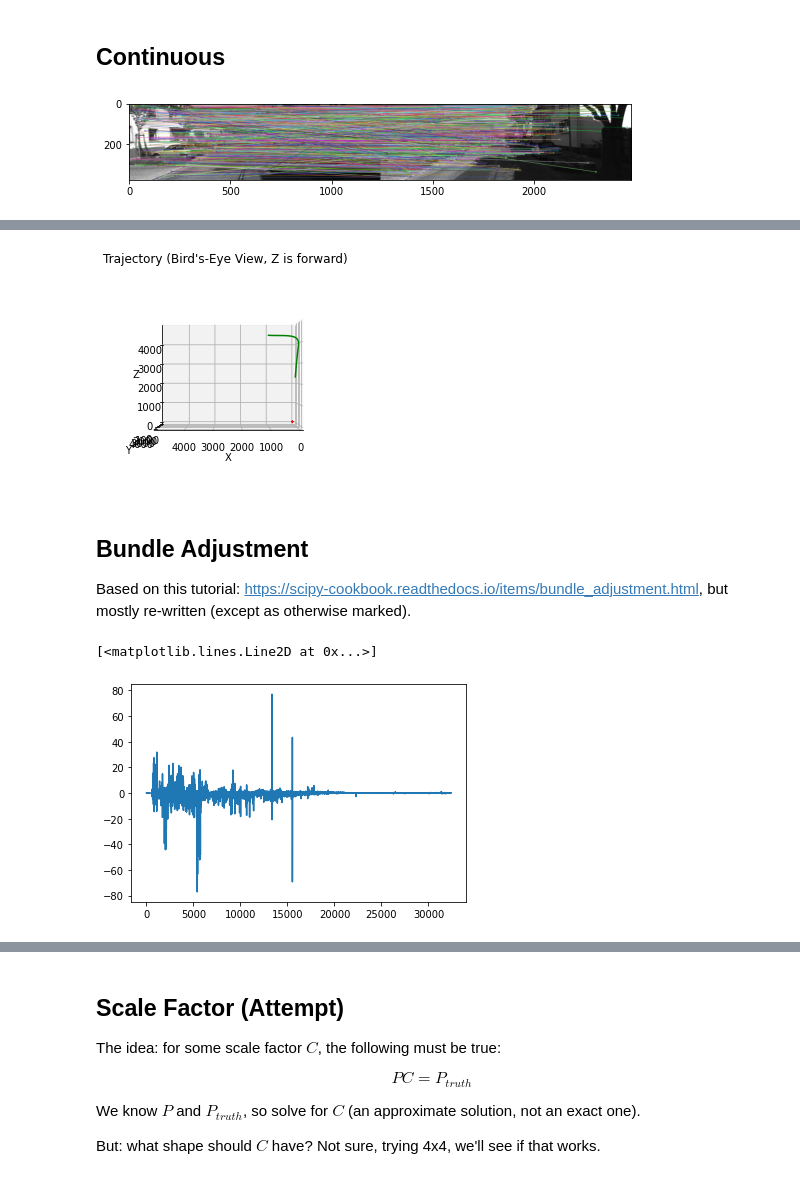
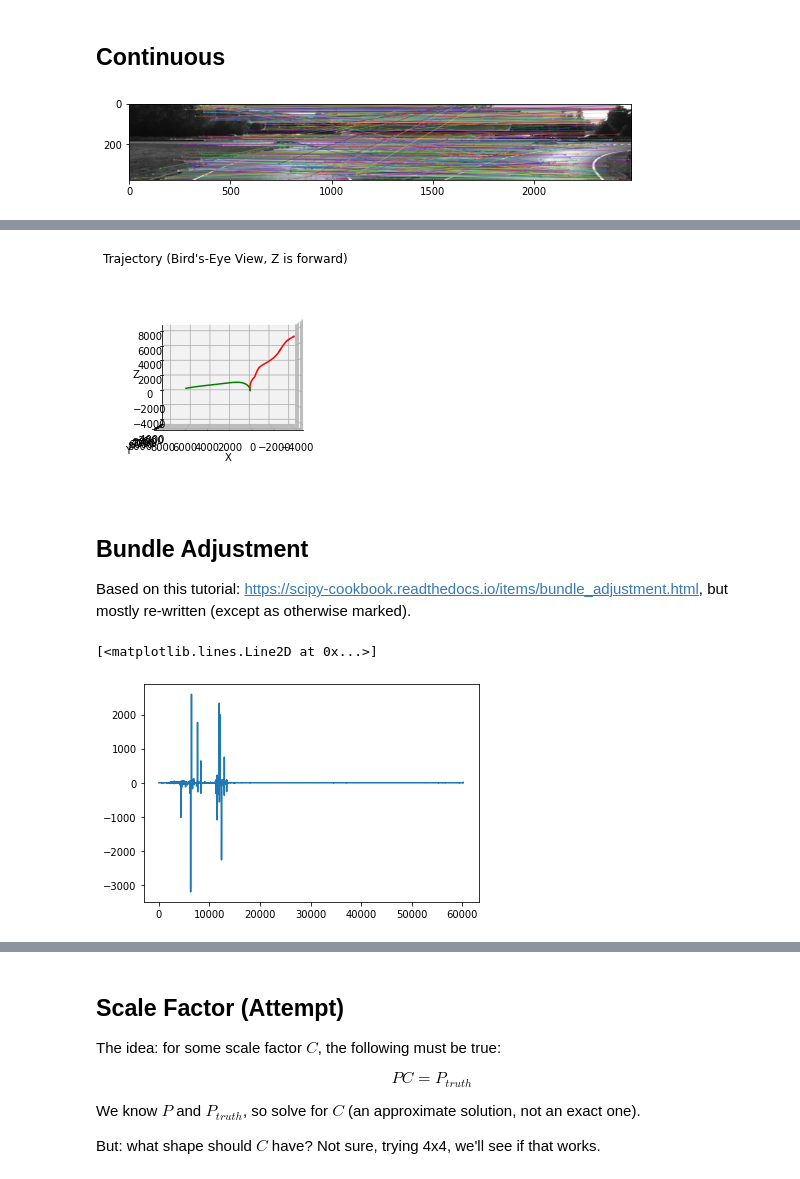
Before and after one commit to ariporad/comprobo-vision-project, a Jupyter notebook: main.ipynb, the cells around one changed output, grey strips where cells are left out. Saved outputs shown, nothing was run; the diff lists cells and outputs as text; code cells hidden in the pictures.

```diff
--- a/main.ipynb
+++ b/main.ipynb
@@ -12,9 +12,9 @@ from time import perf_counter
 from matplotlib import pyplot as plt
 
 kitti_dir = 'kitti'
-kitti_sequence = '00'
+kitti_sequence = '01'
 
-kitti = pykitti.odometry(kitti_dir, kitti_sequence, frames=range(50, 200, 2))
+kitti = pykitti.odometry(kitti_dir, kitti_sequence, frames=range(0, 200, 1))
 # %% [markdown]
 ## Detect Features
 # %%
@@ -261,7 +261,7 @@ point_cloud = PointCloud()
 err = triangulate_points(1, point_cloud, points0, points1, K, P0, P1)
 
 
-
+durations = []
 
 ### Graph ###
 # fig = plt.figure()
@@ -275,32 +275,33 @@ err = triangulate_points(1, point_cloud, points0, points1, K, P0, P1)
 # ax.set_zlabel('Z')
 # plt.show()
 
 ### Run ###
 
-for frame_id, img in enumerate(islice(imgs, 50), start=2):
+for frame_id, img in enumerate(islice(imgs, 100), start=2):
 	start_time = perf_counter()
 	img0, img1 = img1, img
 	points0, points1, matches, E = detect_matches_and_E(img0, img1, draw=False)
 	Es.append(E)
 	points1_valid = []
 
 	for point0, point1 in zip(points0, points1):
 		point3d = point_cloud.lookup2d(frame_id - 1, point0)
 		if point3d is not None:
 			points1_valid.append((point3d, point1))
 
 
 	P0 = P1
 	P1, R, t = P_from_PnP([point3d for point3d, _ in points1_valid], [point1 for _, point1 in points1_valid], K)
 	Ps.append(P1)
 	P1_fixed = np.vstack((P1, [0,0,0,1]))
 	cur_pose = (P1_fixed @ cur_pose)
 	poses.append(cur_pose)
 
 	err = triangulate_points(frame_id, point_cloud, points0, points1, K, P0, P1)
 	duration = perf_counter() - start_time
+	durations.append(duration)
 	print(f"Frame {frame_id} took {duration * 1000:.0f}ms: Keeping {len(points1_valid)}/{len(points1)} new points. Mean reprojection error: {err:.2f}.")
 
 original_poses = poses
 # %% [output]
-[figure, old version]
+[figure, new version]
@@ -329,7 +330,7 @@ def plot_trajectory(ax, poses, scale_factor=1.0, line_color='r', arrow_color='b'
     XYZ *= scale_factor
     UVW *= scale_factor
 
-    MIN = 0
+    MIN = np.min([0, np.min(XYZ), *ax.get_xlim(), *ax.get_ylim(), *ax.get_zlim()])
     MAX = np.max([np.max(XYZ), *ax.get_xlim(), *ax.get_ylim(), *ax.get_zlim()]) * 1.10
 
 #     ax.quiver(
@@ -358,7 +359,7 @@ ax.view_init(0, 90)
 ax.set_title("Trajectory (Bird's-Eye View, Z is forward)")
 plt.show()
 # %% [output]
-[figure, old version]
+[figure, new version]
 # %% [markdown]
 ## Bundle Adjustment
 Based on this tutorial: https://scipy-cookbook.readthedocs.io/items/bundle_adjustment.html, but mostly re-written (except as otherwise marked).
@@ -425,7 +426,7 @@ plt.figure()
 plt.plot(residual0)
 # %% [output]
 [<matplotlib.lines.Line2D at 0x...>]
-[figure, old version]
+[figure, new version]
 # %%
 from scipy.optimize import least_squares
 from scipy.sparse import lil_matrix
```
Also changed, not shown: parts of 10 cells of this notebook.
